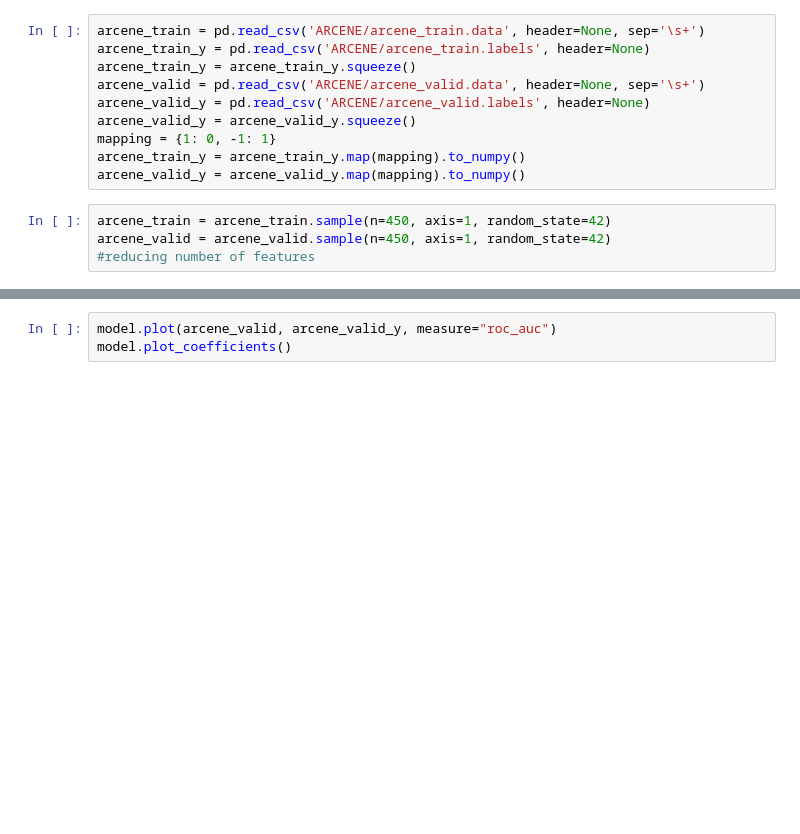
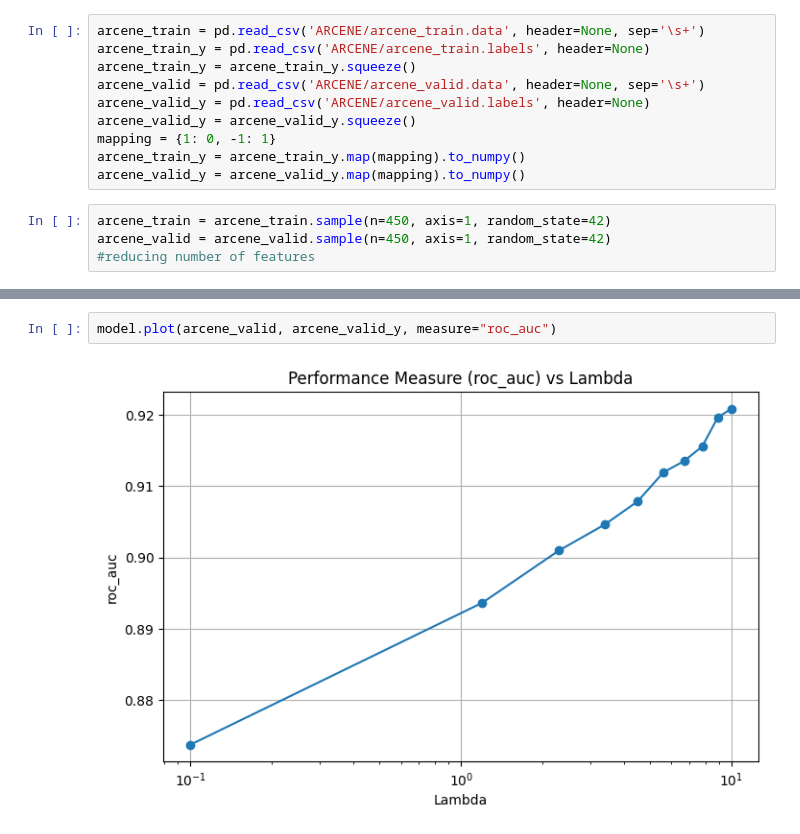
Before and after one commit to mouradianelen/LogRegCCD, a Jupyter notebook: arcene_notebook.ipynb, the cells around one changed output, grey strips where cells are left out. Cells and saved outputs as stored; diff of their text form; blank space fills up the shorter version.

```diff
--- a/arcene_notebook.ipynb
+++ b/arcene_notebook.ipynb
@@ -31,6 +86,7 @@ model.plot_coefficients()
 # %%
 model.plot(arcene_valid, arcene_valid_y, measure="roc_auc")
-model.plot_coefficients()
+# %% [output]
+[figure, added]
 # %%
 model.validate(arcene_valid, arcene_valid_y, measure="balanced_accuracy")
 model.plot(arcene_valid, arcene_valid_y, measure="balanced_accuracy")
```
Also changed, not shown: parts of 12 cells of this notebook, 1 other file.
